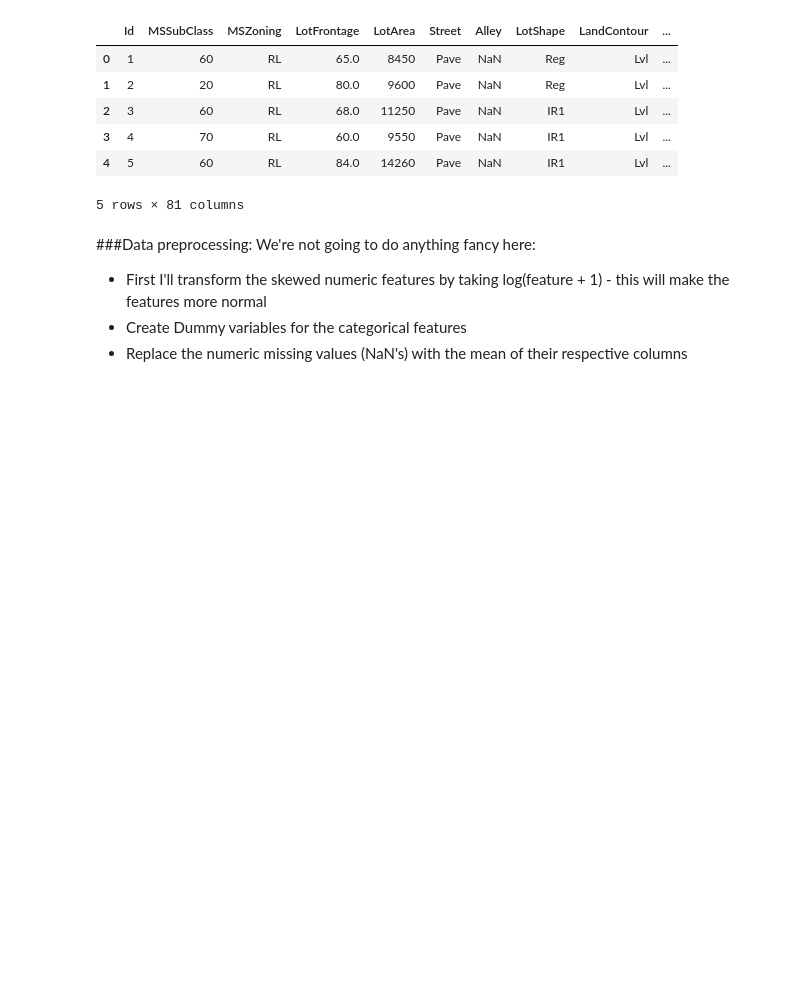
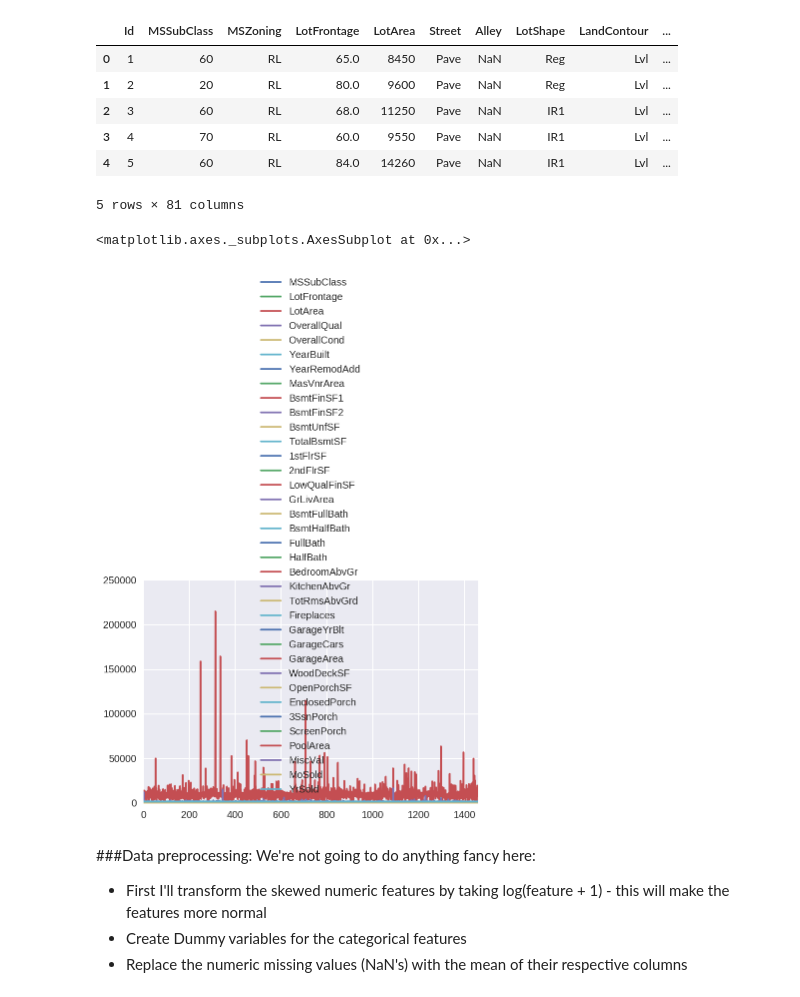
Before and after one commit to Kulukami/myKaggle, a Jupyter notebook: 0-GettingStart/house-prices-advanced-regression-techniques/notebook.ipynb, the cells around one changed output. Saved outputs shown, nothing was run; the diff lists cells and outputs as text; code cells hidden in the pictures; blank space fills up the shorter version.

```diff
--- a/0-GettingStart/house-prices-advanced-regression-techniques/notebook.ipynb
+++ b/0-GettingStart/house-prices-advanced-regression-techniques/notebook.ipynb
@@ -38,6 +38,11 @@ train.head()
 # %%
 all_data = pd.concat((train.loc[:,'MSSubClass':'SaleCondition'],
                       test.loc[:,'MSSubClass':'SaleCondition']))
+# %%
+all_data.plot()
+# %% [output]
+<matplotlib.axes._subplots.AxesSubplot at 0x...>
+[figure, added]
 # %% [markdown]
 ###Data preprocessing:
 We're not going to do anything fancy here:
```
